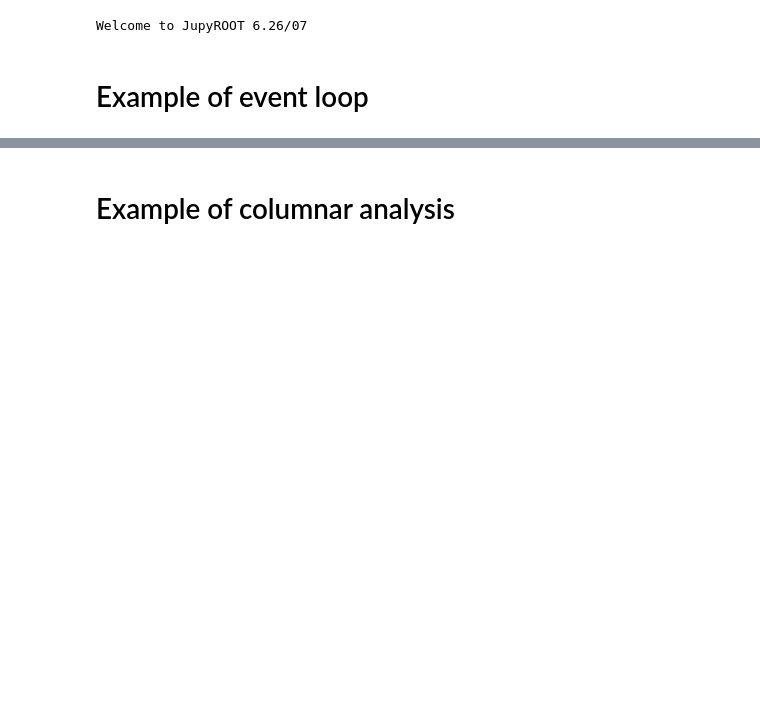
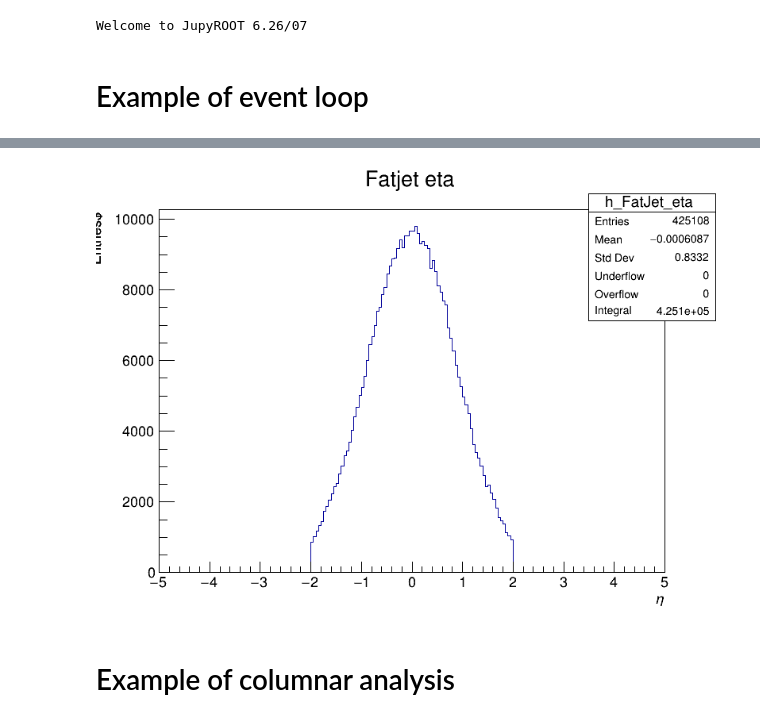
Before and after one commit to CMS-H3PO/H3PO, a Jupyter notebook: notebooks/example_event_loop_vs_coffea.ipynb, the cells around one changed output, grey strips where cells are left out. Drawn from its saved outputs; the diff is of its cells as text; code cells hidden in the pictures; blank space fills up the shorter version.

```diff
--- a/notebooks/example_event_loop_vs_coffea.ipynb
+++ b/notebooks/example_event_loop_vs_coffea.ipynb
@@ -76,3 +85,8 @@ Event: 150001
+# %%
+h_FatJet_eta.Draw()
+c.Draw()
+# %% [output]
+[figure, added]
 # %% [markdown]
 # Example of columnar analysis
 # %%
```
Also changed, not shown: parts of 3 cells of this notebook.
